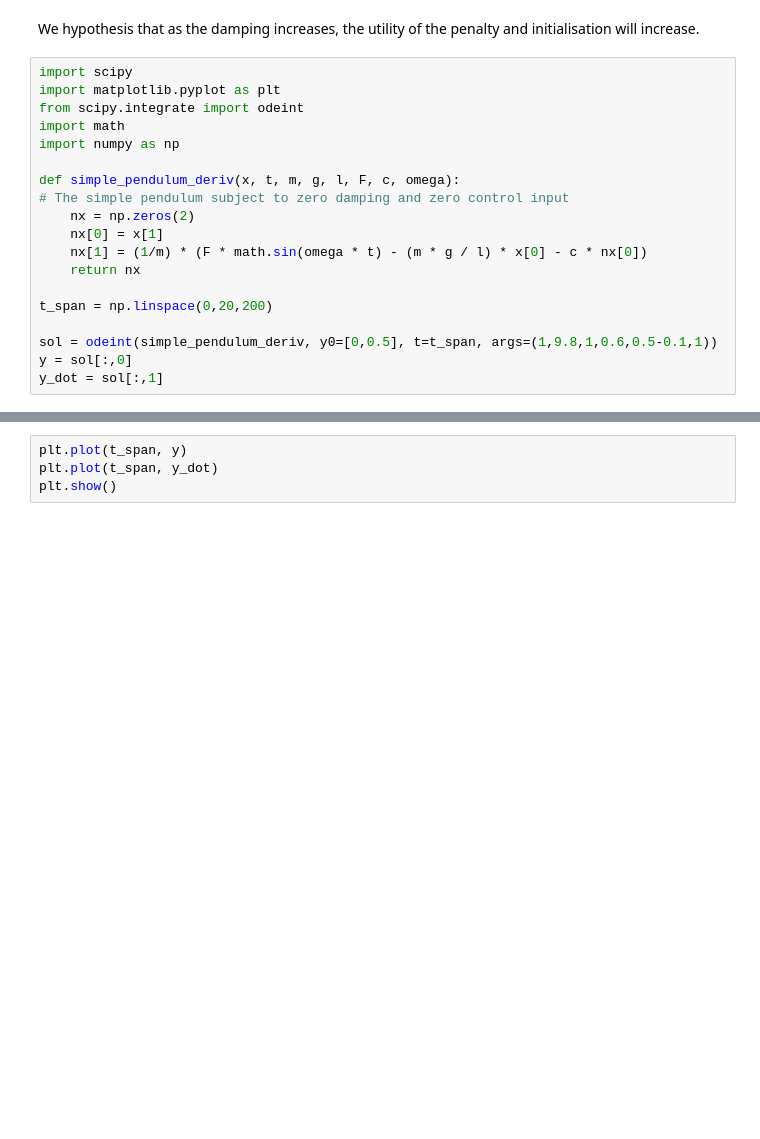
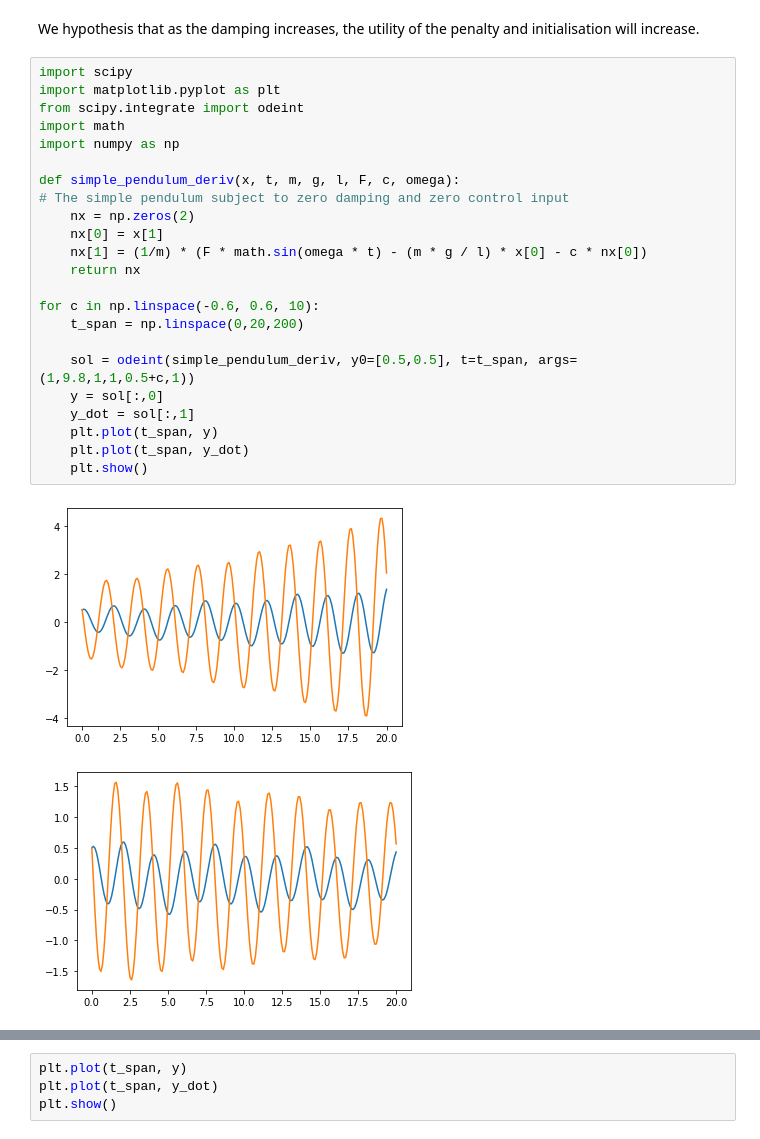
Before and after one commit to jackmiller2003/kae-cyclones, a Jupyter notebook: src/measure_preservation_and_noise.ipynb, the cells around one changed output, grey strips where cells are left out. Cells and saved outputs as stored; diff of their text form; blank space fills up the shorter version.

```diff
--- a/src/measure_preservation_and_noise.ipynb
+++ b/src/measure_preservation_and_noise.ipynb
@@ -11,19 +11,26 @@ We hypothesis that as the damping increases, the utility of the penalty and init
 # %%
 import scipy
 import matplotlib.pyplot as plt
 from scipy.integrate import odeint
 import math
 import numpy as np
 
 def simple_pendulum_deriv(x, t, m, g, l, F, c, omega):
 # The simple pendulum subject to zero damping and zero control input
     nx = np.zeros(2)
     nx[0] = x[1]
     nx[1] = (1/m) * (F * math.sin(omega * t) - (m * g / l) * x[0] - c * nx[0])
     return nx
 
-t_span = np.linspace(0,20,200)
+for c in np.linspace(-0.6, 0.6, 10):
+    t_span = np.linspace(0,20,200)
 
-sol = odeint(simple_pendulum_deriv, y0=[0,0.5], t=t_span, args=(1,9.8,1,0.6,0.5-0.1,1))
-y = sol[:,0]
-y_dot = sol[:,1]
+    sol = odeint(simple_pendulum_deriv, y0=[0.5,0.5], t=t_span, args=(1,9.8,1,1,0.5+c,1))
+    y = sol[:,0]
+    y_dot = sol[:,1]
+    plt.plot(t_span, y)
+    plt.plot(t_span, y_dot)
+    plt.show()
+# %% [output]
+[figure, added]
+[figure, added]
```
Also changed, not shown: parts of 7 cells of this notebook, 5 other files.
